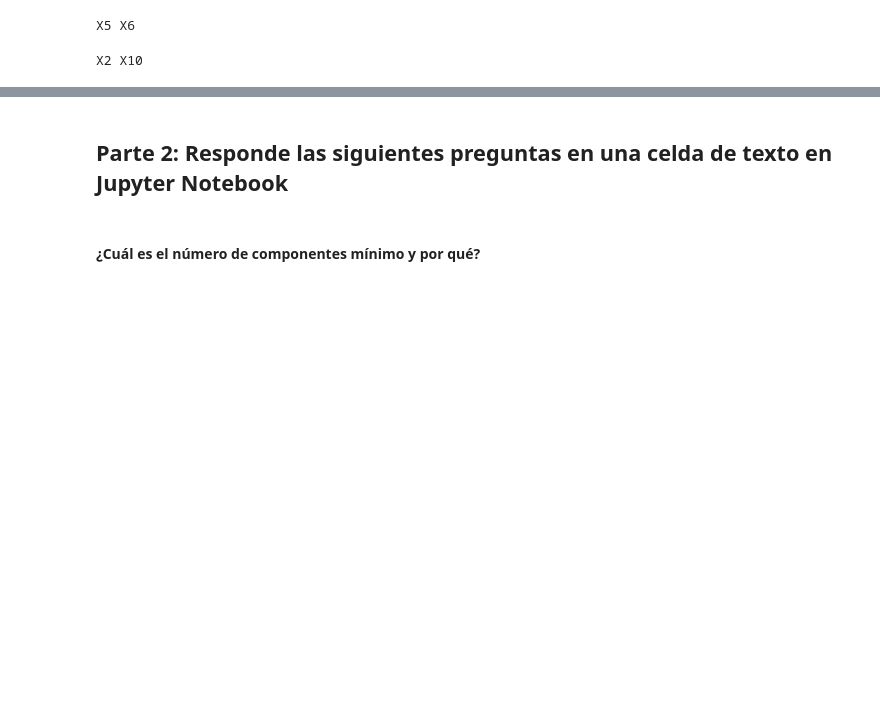
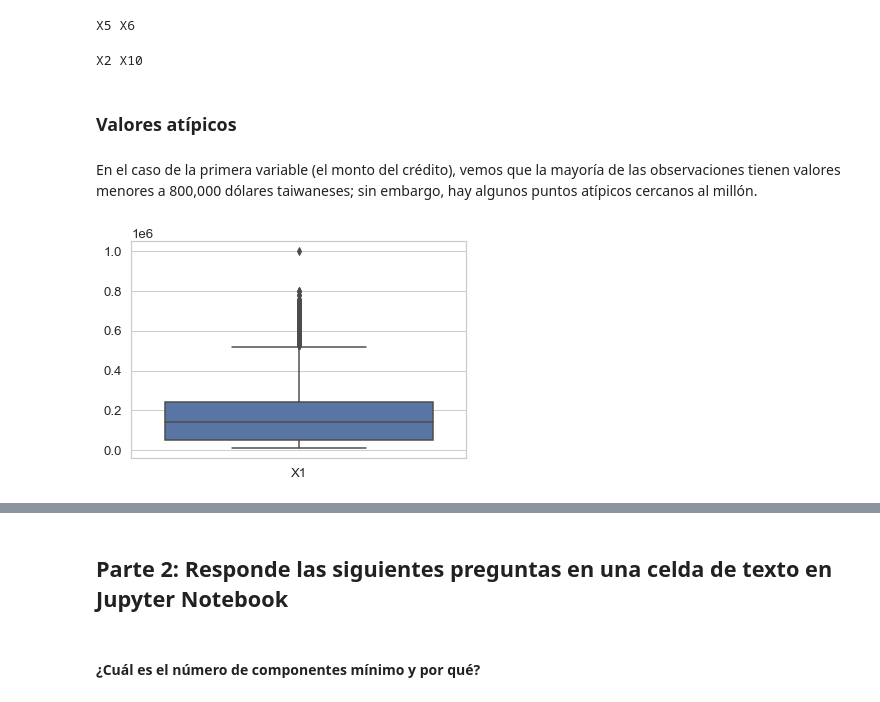
Before and after one commit to PosgradoMNA/actividades-del-projecto-cad_equipo47, a Jupyter notebook: Semana 4/PCA.ipynb, the cells around one changed output, grey strips where cells are left out. Saved outputs shown, nothing was run; the diff lists cells and outputs as text; code cells hidden in the pictures; blank space fills up the shorter version.

Commit message:
Valores atípicos

```diff
--- a/Semana 4/PCA.ipynb
+++ b/Semana 4/PCA.ipynb
@@ -371,3 +371,11 @@ X5 X6
 print(pcsComponents_df.PC5.abs().idxmax(), pcsComponents_df.PC5.abs().idxmin())
 # %% [output]
 X2 X10
+# %% [markdown]
+### Valores atípicos
+# %% [markdown]
+En el caso de la primera variable (el monto del crédito), vemos que la mayoría de las observaciones tienen valores menores a 800,000 dólares taiwaneses; sin embargo, hay algunos puntos atípicos cercanos al millón.
+# %%
+ax = sns.boxplot(data=df_nulls.iloc[:, 1:2])
+# %% [output]
+[figure, added]
```
Also changed, not shown: parts of 11 cells of this notebook.
